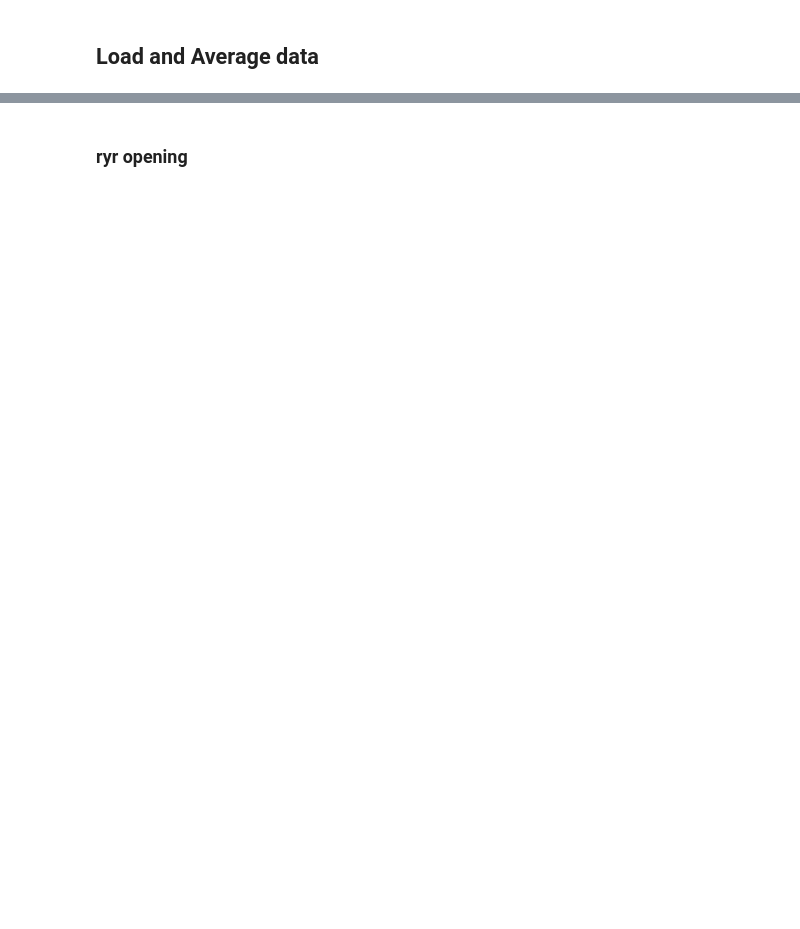
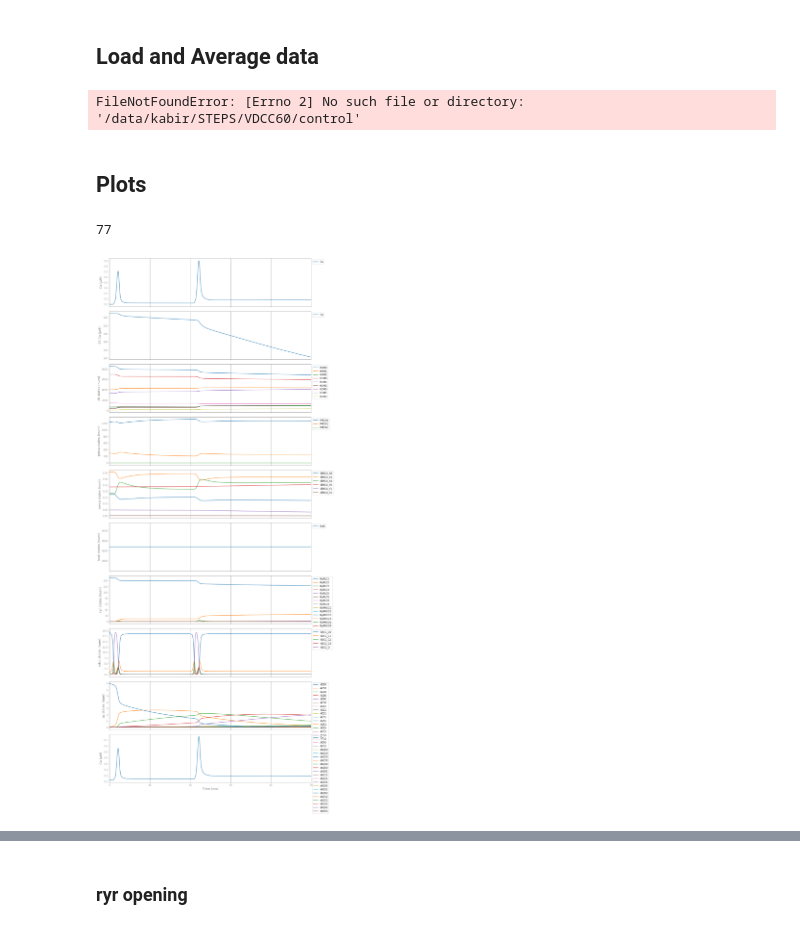
Before and after one commit to KabirDabholkar/tripartiteSynapse, a Jupyter notebook: STEPS/CA3_mpart_class_geom.ipynb, the cells around one changed output, grey strips where cells are left out. Cells and saved outputs as stored; diff of their text form; code cells hidden in the pictures; blank space fills up the shorter version.

```diff
--- a/STEPS/CA3_mpart_class_geom.ipynb
+++ b/STEPS/CA3_mpart_class_geom.ipynb
@@ -326,3 +288,82 @@ with open(dump_loc, 'rb') as file:
     mean=pkl.load(file)
 # %% [markdown]
 ## Load and Average data
+# %%
+directory=outputloc+"VDCC60/"+case
+files=os.listdir(directory)
+res=[]
+for filename in files:
+    with open(directory+"/"+filename,'rb') as file:
+        res.append(pkl.load(file))
+
+mean=np.average(np.stack(tuple(res)),axis=0)
+# %% [output]
+FileNotFoundError: [Errno 2] No such file or directory: '/data/kabir/STEPS/VDCC60/control'
+# %% [markdown]
+## Plots
+# %%
+nFig = 2 + len(mParts) + 1
+figure, ax = plt.subplots(nFig, figsize=(15, 4*nFig), sharex=True)
+figure.subplots_adjust(hspace=0.1)
+labelfontsize = 13
+
+t_millisec = T*1e3
+j = 0
+pos = 0
+ax[j].plot(t_millisec, mean[:,pos]*1e6, label='Ca')#/NA/cytVol.vol*1e3 *1e6
+ax[j].set_ylabel(r'Ca ($\mu M$)', fontsize=labelfontsize)
+j += 1
+pos += 1
+
+ax[j].plot(t_millisec, mean[:,pos]*1e6, label='Ca') #/NA/erVol.vol*1e3 *1e6
+ax[j].set_ylabel(r'ER Ca ($\mu M$)', fontsize=labelfontsize)
+j += 1
+pos += 1
+
+for p in base_mParts+['ryr','vdcc','az']:
+    for i,mol in enumerate(MPs[p].molnames):
+        ax[j].plot(t_millisec, mean[:,i+pos], label=mol)
+    ax[j].set_ylabel(p+' states (num)', fontsize=labelfontsize)
+    j += 1
+    pos += MPs[p].mol_num
+
+ax[j].plot(t_millisec, mean[:,pos]*1e6/4, label='Ca')#/NA/cytVolVal*1e3
+ax[j].set_ylabel(r'Ca ($\mu M$)', fontsize=labelfontsize)
+j += 1
+pos += 1
+
+
+    #print(MPs[p].mol_num,MPs[p].molnames,pos)
+print(pos)
+
+ax[-1].set_xlabel('Time (ms)', fontsize=labelfontsize)
+
+facecol = '#ffffff11'
+labelcol = '#777777'
+tickcol = '#999999'
+spinecol = '#666666'
+for x in ax:
+    x.legend(loc='upper left', facecolor='white', framealpha=0.8, bbox_to_anchor=(1,1))
+
+    x.set_xlim(min(t_millisec), max(t_millisec))
+
+    x.spines['bottom'].set_color(spinecol)
+    x.spines['top'].set_color(spinecol)
+    x.spines['right'].set_color(spinecol)
+    x.spines['left'].set_color(spinecol)
+
+    x.xaxis.label.set_color(labelcol)
+    x.yaxis.label.set_color(labelcol)
+
+    x.tick_params(axis='x', colors=tickcol)
+    x.tick_params(axis='y', colors=tickcol)
+
+    x.set_facecolor(facecol)#'xkcd:salmon')
+
+    x.grid(axis='x', color=spinecol)
+
+plt.savefig('geometry_working.pdf', dpi=300, format='pdf', transparent=True, bbox_inches=None, pad_inches=0.1)
+#plt.show()
+# %% [output]
+77
+[figure, added]
```
Also changed, not shown: parts of 9 cells of this notebook, 11 other files.
